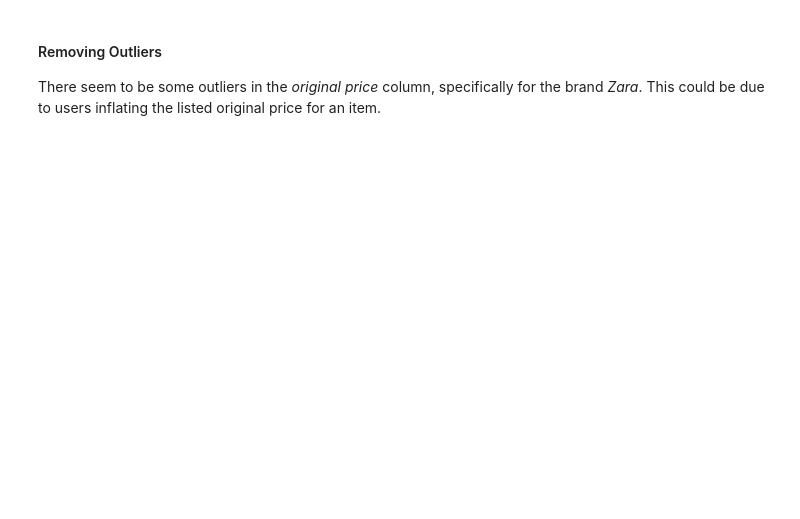
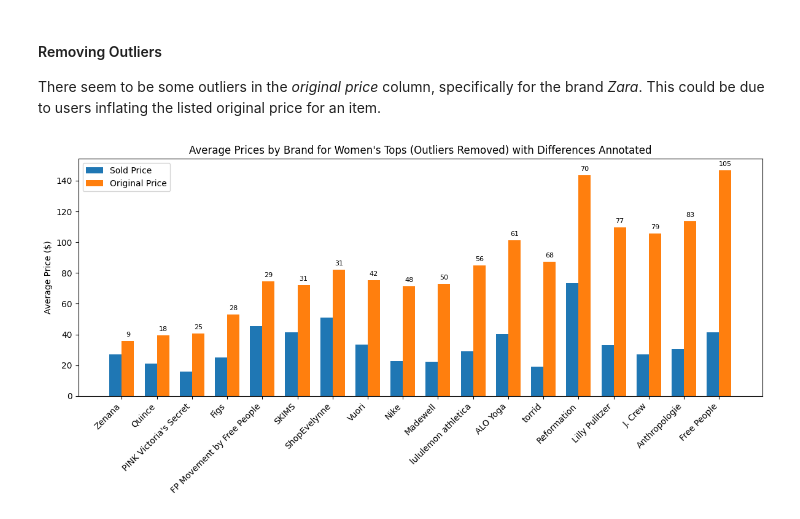
Before and after one commit to its-melina/Poshmark-Analytics, a Jupyter notebook: EDA.ipynb, the cells around one changed output. Drawn from its saved outputs; the diff is of its cells as text; code cells hidden in the pictures; blank space fills up the shorter version.

```diff
--- a/EDA.ipynb
+++ b/EDA.ipynb
@@ -282,3 +284,30 @@ brand_avg_prices.plot(kind='bar')
 #### Removing Outliers
 
 There seem to be some outliers in the *original price* column, specifically for the brand *Zara*. This could be due to users inflating the listed original price for an item.
+# %%
+# remove outliers based on 'original price'
+filtered_df = remove_outliers_iqr(brand_avg_prices, 'original price').sort_values(by='difference')
+
+fig, ax = plt.subplots(figsize=(12, 6))
+bar_width = 0.35
+index = np.arange(len(filtered_df))
+
+sold_bars = ax.bar(index, filtered_df['sold price'], bar_width, label='Sold Price')
+orig_bars = ax.bar(index + bar_width, filtered_df['original price'], bar_width, label='Original Price')
+
+# annotate differences
+for i, brand in enumerate(filtered_df.index):
+    sold = filtered_df.loc[brand, 'sold price']
+    orig = filtered_df.loc[brand, 'original price']
+    diff = filtered_df.loc[brand, 'difference']
+    ax.text(i + bar_width, orig + 2, f'{diff:.0f}', ha='center', va='bottom', fontsize=8, color='black')
+
+ax.set_ylabel('Average Price ($)')
+ax.set_title("Average Prices by Brand for Women's Tops (Outliers Removed) with Differences Annotated")
+ax.set_xticks(index + bar_width / 2)
+ax.set_xticklabels(filtered_df.index, rotation=45, ha='right')
+ax.legend()
+plt.tight_layout()
+plt.show()
+# %% [output]
+[figure, added]
```
Also changed, not shown: parts of 3 cells of this notebook.
